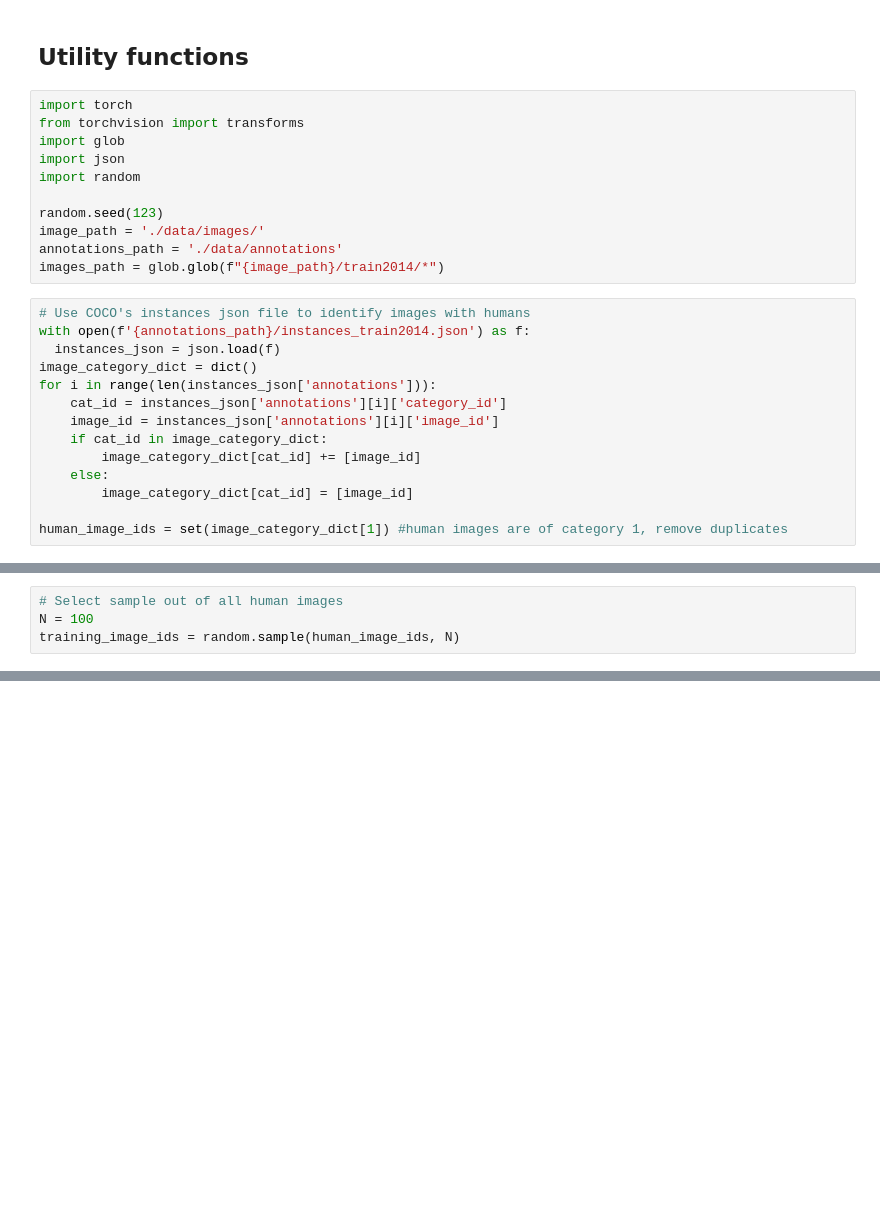
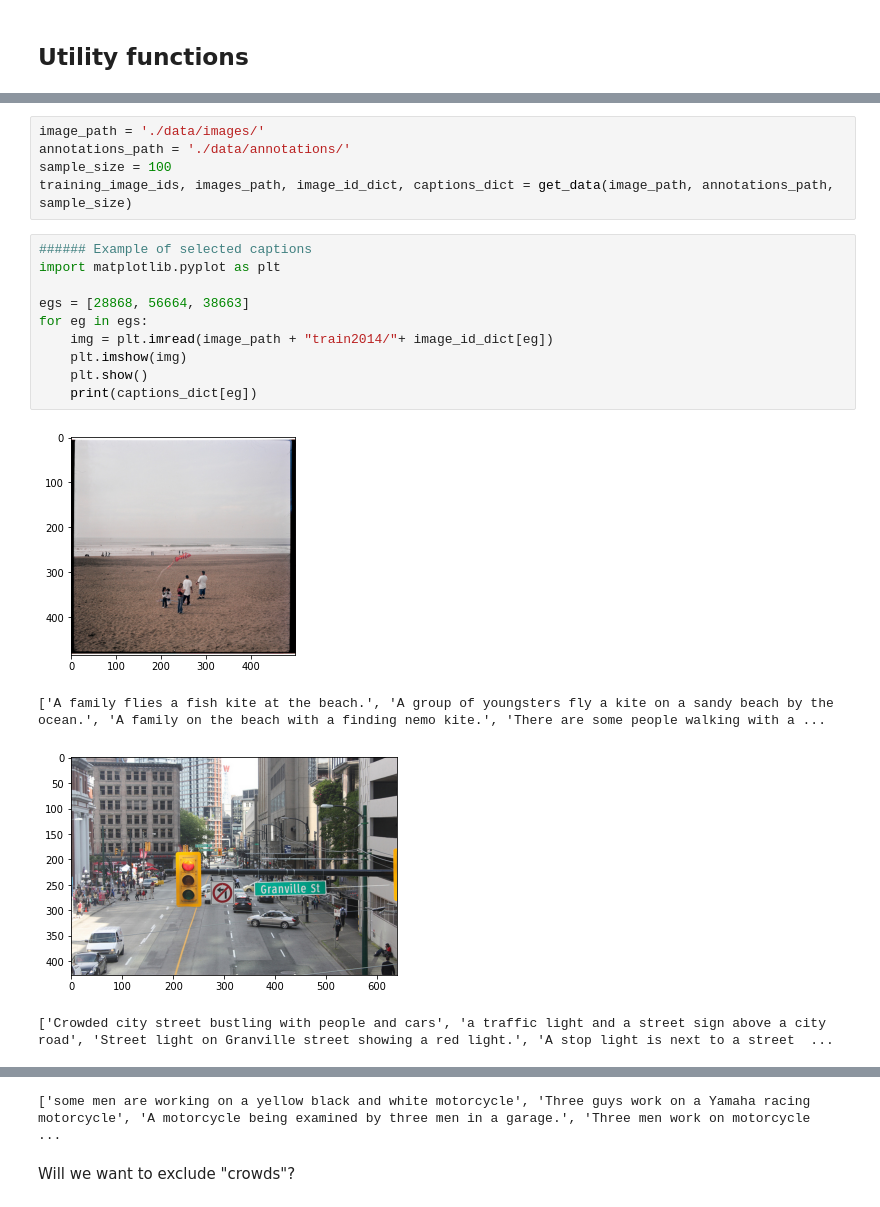
Before and after one commit to wendyku/gender-neutral-captioning, a Jupyter notebook: base_model.ipynb, the cells around one changed output, grey strips where cells are left out. Cells and saved outputs as stored; diff of their text form; blank space fills up the shorter version.

```diff
--- a/base_model.ipynb
+++ b/base_model.ipynb
@@ -1,27 +1,2 @@
 # %% [markdown]
 ## Utility functions
-# %%
-import torch
-from torchvision import transforms
-import glob
-import json
-import random
-
-random.seed(123)
-image_path = './data/images/'
-annotations_path = './data/annotations'
-images_path = glob.glob(f"{image_path}/train2014/*")
-# %%
-# Use COCO's instances json file to identify images with humans
-with open(f'{annotations_path}/instances_train2014.json') as f:
-  instances_json = json.load(f)
-image_category_dict = dict()
-for i in range(len(instances_json['annotations'])):
-    cat_id = instances_json['annotations'][i]['category_id']
-    image_id = instances_json['annotations'][i]['image_id']
-    if cat_id in image_category_dict:
-        image_category_dict[cat_id] += [image_id]
-    else:
-        image_category_dict[cat_id] = [image_id]
-
-human_image_ids = set(image_category_dict[1]) #human images are of category 1, remove duplicates
@@ -49,4 +55,20 @@ for i in range(len(captions_json['annotations'])):
-# %%
-# Select sample out of all human images
-N = 100
-training_image_ids = random.sample(human_image_ids, N)
+# %%
+image_path = './data/images/'
+annotations_path = './data/annotations/'
+sample_size = 100
+training_image_ids, images_path, image_id_dict, captions_dict = get_data(image_path, annotations_path, sample_size)
+# %%
+###### Example of selected captions
+import matplotlib.pyplot as plt
+
+egs = [28868, 56664, 38663]
+for eg in egs:
+    img = plt.imread(image_path + "train2014/"+ image_id_dict[eg])
+    plt.imshow(img)
+    plt.show()
+    print(captions_dict[eg])
+# %% [output]
+[figure, added]
+['A family flies a fish kite at the beach.', 'A group of youngsters fly a kite on a sandy beach by the ocean.', 'A family on the beach with a finding nemo kite.', 'There are some people walking with a ...
+[figure, added]
+['Crowded city street bustling with people and cars', 'a traffic light and a street sign above a city road', 'Street light on Granville street showing a red light.', 'A stop light is next to a street  ...
@@ -52,0 +76,3 @@ training_image_ids = random.sample(human_image_ids, N)
+['some men are working on a yellow black and white motorcycle', 'Three guys work on a Yamaha racing motorcycle', 'A motorcycle being examined by three men in a garage.', 'Three men work on motorcycle  ...
+# %% [markdown]
+Will we want to exclude "crowds"?
```
Also changed, not shown: parts of 3 cells of this notebook.
